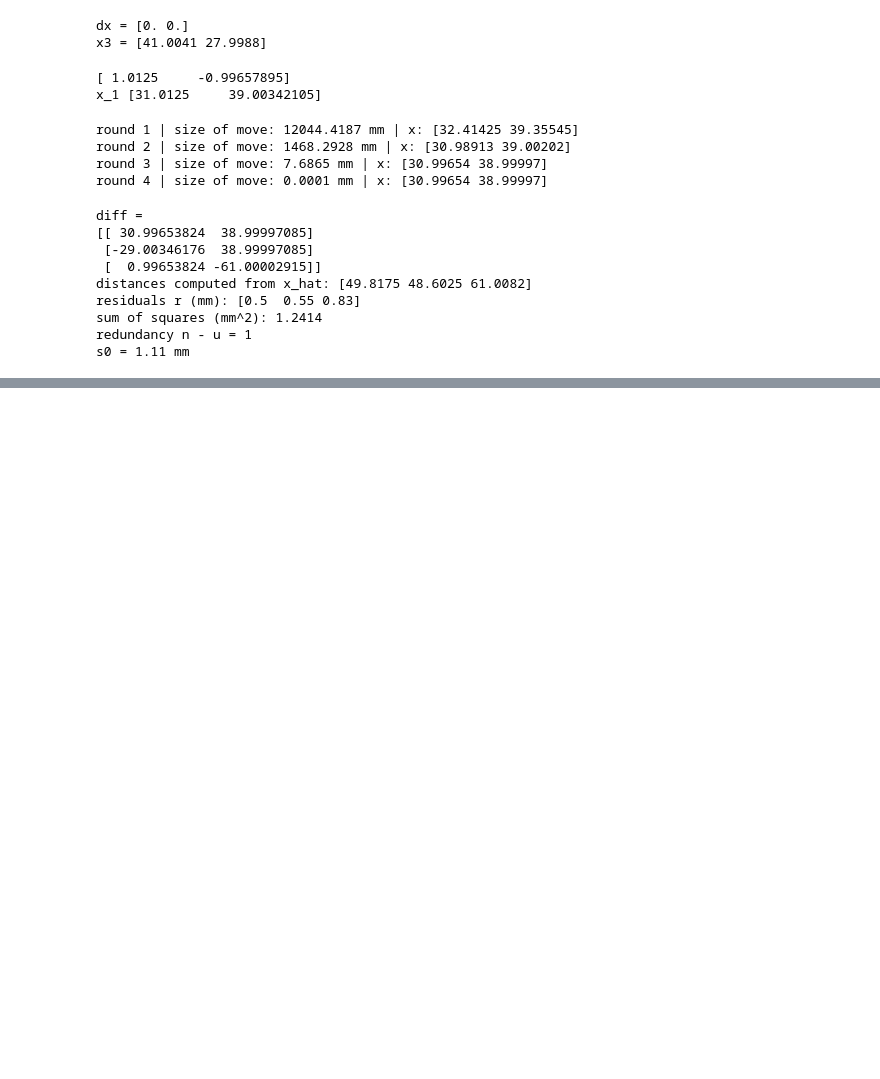
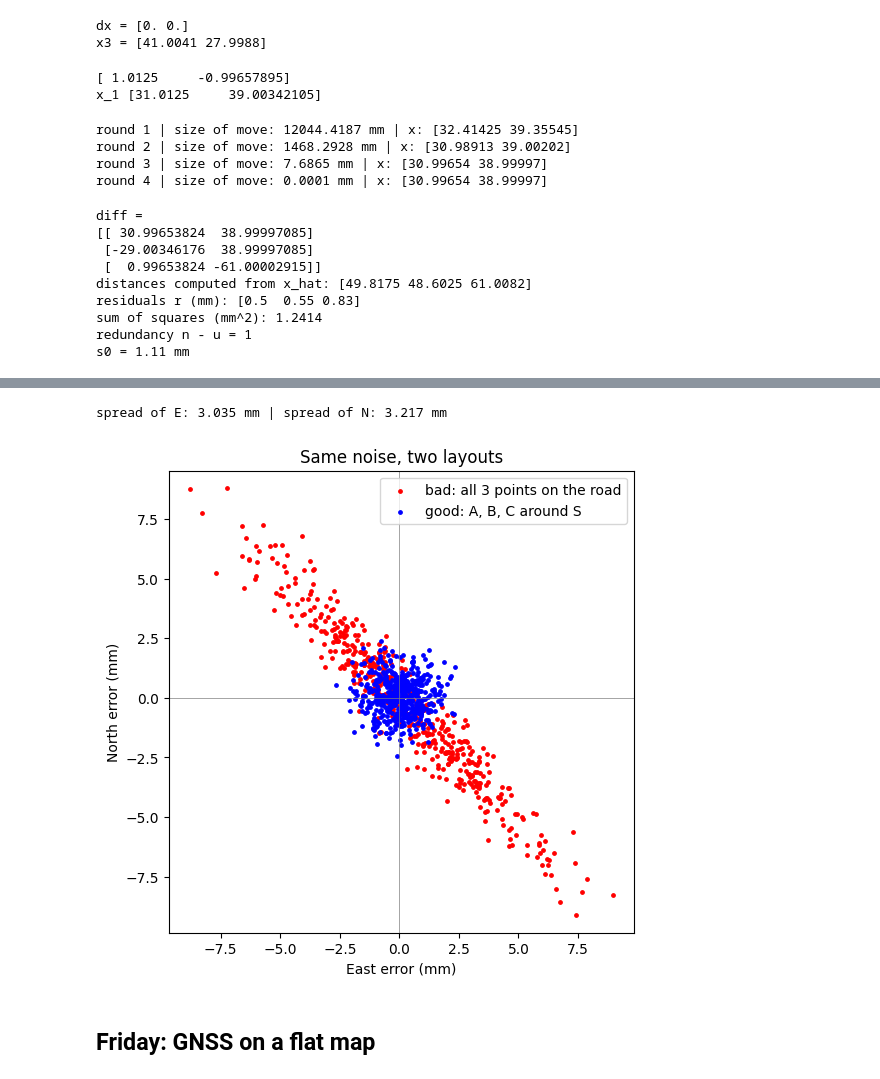
Before and after one commit to AsfandyarFarooqi/learning-log, a Jupyter notebook: week06_positioning.ipynb, the cells around one changed output, grey strips where cells are left out. Saved outputs shown, nothing was run; the diff lists cells and outputs as text; code cells hidden in the pictures; blank space fills up the shorter version.

```diff
--- a/week06_positioning.ipynb
+++ b/week06_positioning.ipynb
@@ -167,0 +285,11 @@ s0 = 1.11 mm
+# %%
+ctrl_bad = np.array([[0.0, 0.0],
+                     [10.0, 0.0],
+                     [20.0, 0.0]])
+d_true_b = np.sqrt(np.sum((S_true - ctrl_bad)**2, axis=1))
+A_b = (S_true - ctrl_bad) / d_true_b.reshape(3, 1)
+C_b = 0.001**2 * np.linalg.inv(A_b.T @ A_b)
+
+print("A_b:\n", np.round(A_b, 4))
+print("C_b in mm^2:\n", np.round(C_b * 1e6, 3))
+print("formula sigma E:", round(np.sqrt(C_b[0, 0]) * 1000, 3), "mm | formula sigma N:", round(np.sqrt(C_b[1, 1]) * 1000, 3), "mm")
@@ -167,0 +305,29 @@ s0 = 1.11 mm
+# %%
+rng = np.random.default_rng(1)
+answers_b = []
+for k in range(500):
+    noise = rng.normal(0, 0.001, size=3)
+    l_sim = d_true_b + noise
+    x_sim = free_station(ctrl_bad, l_sim, x0, show=False)
+    answers_b.append(x_sim)
+
+answers_b = np.array(answers_b)
+off_b_mm = (answers_b - S_true) * 1000
+print("spread of E:", round(np.std(off_b_mm[:, 0]), 3), "mm | spread of N:", round(np.std(off_b_mm[:, 1]), 3), "mm")
+
+plt.figure(figsize=(6, 6))
+plt.scatter(off_b_mm[:, 0], off_b_mm[:, 1], s=6, color="red", label="bad: all 3 points on the road")
+plt.scatter(off_mm[:, 0], off_mm[:, 1], s=6, color="blue", label="good: A, B, C around S")
+plt.axhline(0, color="grey", linewidth=0.5)
+plt.axvline(0, color="grey", linewidth=0.5)
+plt.xlabel("East error (mm)")
+plt.ylabel("North error (mm)")
+plt.title("Same noise, two layouts")
+plt.legend()
+plt.axis("equal")
+plt.show()
+# %% [output]
+spread of E: 3.035 mm | spread of N: 3.217 mm
+[figure, added]
+# %% [markdown]
+## Friday: GNSS on a flat map
```
Also changed, not shown: parts of 10 cells of this notebook.
